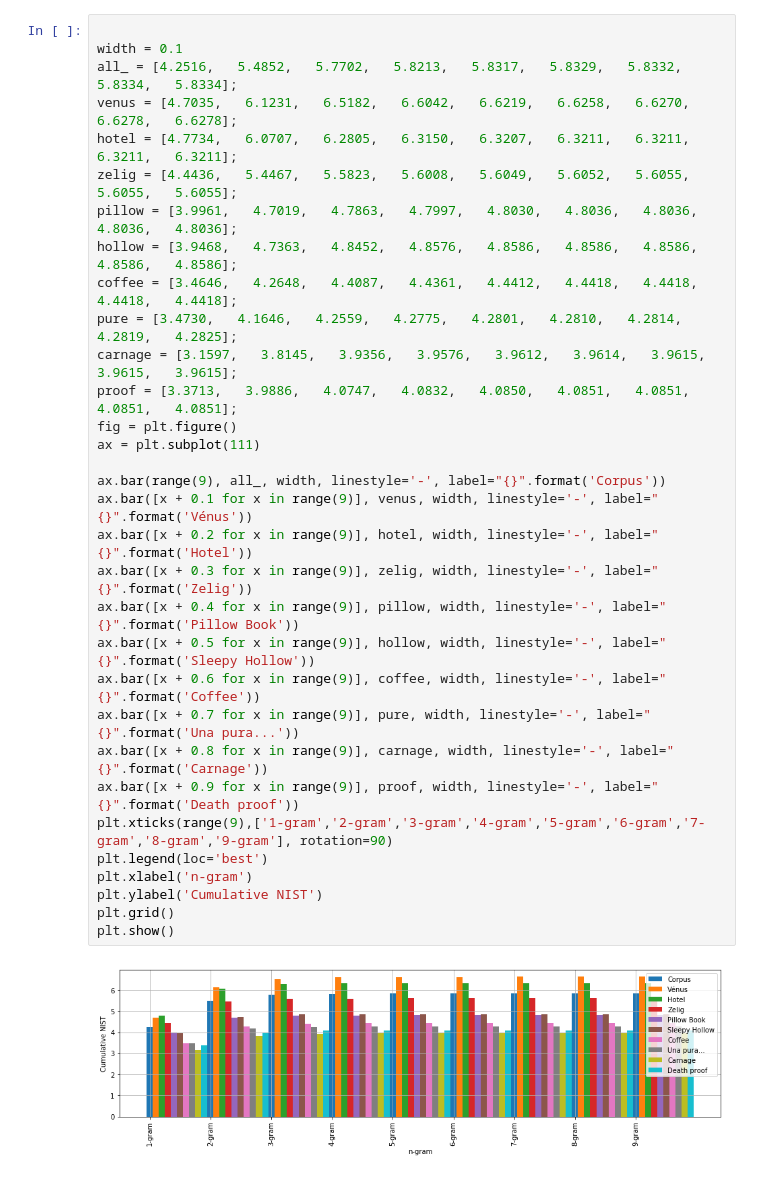
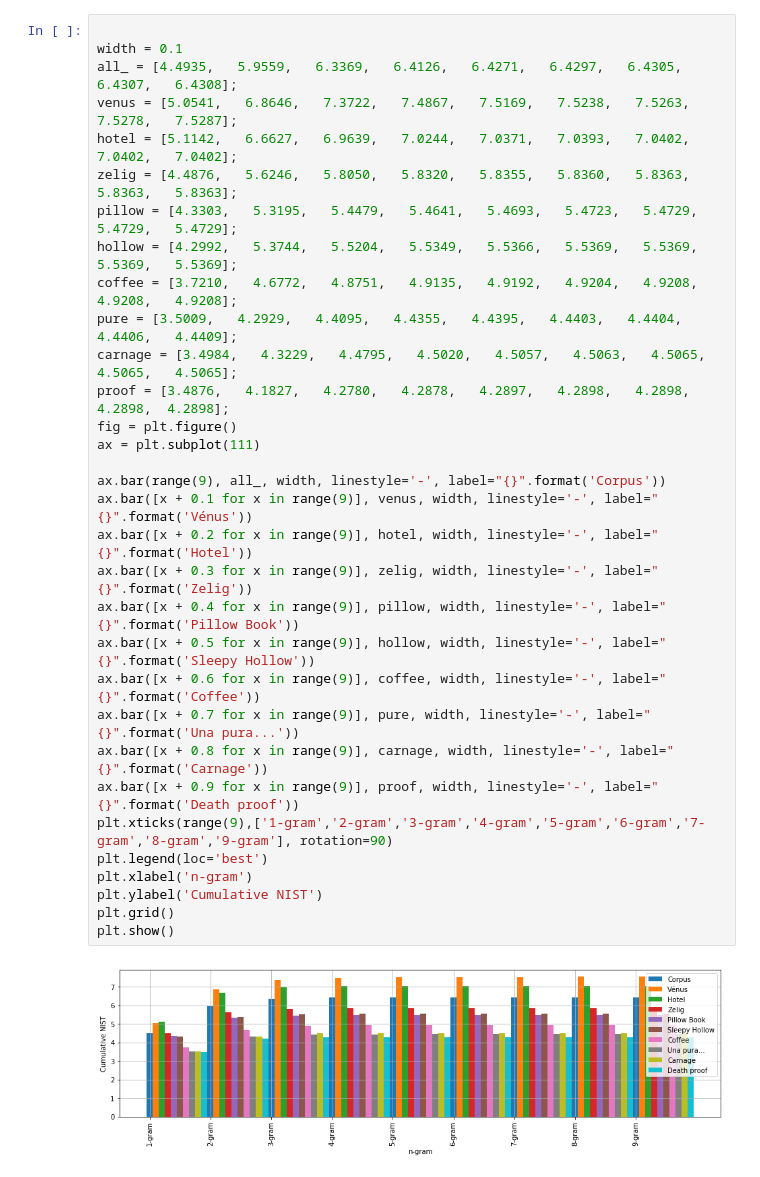
Before and after one commit to vslovik/tr, a Jupyter notebook: data/LING-IT-TO-EN.ipynb, the cells around one changed output. Saved outputs shown, nothing was run; the diff lists cells and outputs as text.

```diff
--- a/data/LING-IT-TO-EN.ipynb
+++ b/data/LING-IT-TO-EN.ipynb
@@ -87,37 +117,37 @@ plt.grid()
 plt.show()
 # %% [output]
 [figure]
-# %%
-
-width = 0.1
-all_ = [4.2516,   5.4852,   5.7702,   5.8213,   5.8317,   5.8329,   5.8332,   5.8334,   5.8334];
-venus = [4.7035,   6.1231,   6.5182,   6.6042,   6.6219,   6.6258,   6.6270,   6.6278,   6.6278];
-hotel = [4.7734,   6.0707,   6.2805,   6.3150,   6.3207,   6.3211,   6.3211,   6.3211,   6.3211];
-zelig = [4.4436,   5.4467,   5.5823,   5.6008,   5.6049,   5.6052,   5.6055,   5.6055,   5.6055];
-pillow = [3.9961,   4.7019,   4.7863,   4.7997,   4.8030,   4.8036,   4.8036,   4.8036,   4.8036];
-hollow = [3.9468,   4.7363,   4.8452,   4.8576,   4.8586,   4.8586,   4.8586,   4.8586,   4.8586];
-coffee = [3.4646,   4.2648,   4.4087,   4.4361,   4.4412,   4.4418,   4.4418,   4.4418,   4.4418];
-pure = [3.4730,   4.1646,   4.2559,   4.2775,   4.2801,   4.2810,   4.2814,   4.2819,   4.2825];
-carnage = [3.1597,   3.8145,   3.9356,   3.9576,   3.9612,   3.9614,   3.9615,   3.9615,   3.9615];
-proof = [3.3713,   3.9886,   4.0747,   4.0832,   4.0850,   4.0851,   4.0851,   4.0851,   4.0851];
-fig = plt.figure()
-ax = plt.subplot(111)
-
-ax.bar(range(9), all_, width, linestyle='-', label="{}".format('Corpus'))
-ax.bar([x + 0.1 for x in range(9)], venus, width, linestyle='-', label="{}".format('Vénus'))
-ax.bar([x + 0.2 for x in range(9)], hotel, width, linestyle='-', label="{}".format('Hotel'))
-ax.bar([x + 0.3 for x in range(9)], zelig, width, linestyle='-', label="{}".format('Zelig'))
-ax.bar([x + 0.4 for x in range(9)], pillow, width, linestyle='-', label="{}".format('Pillow Book'))
-ax.bar([x + 0.5 for x in range(9)], hollow, width, linestyle='-', label="{}".format('Sleepy Hollow'))
-ax.bar([x + 0.6 for x in range(9)], coffee, width, linestyle='-', label="{}".format('Coffee'))
-ax.bar([x + 0.7 for x in range(9)], pure, width, linestyle='-', label="{}".format('Una pura...'))
-ax.bar([x + 0.8 for x in range(9)], carnage, width, linestyle='-', label="{}".format('Carnage'))
-ax.bar([x + 0.9 for x in range(9)], proof, width, linestyle='-', label="{}".format('Death proof'))
-plt.xticks(range(9),['1-gram','2-gram','3-gram','4-gram','5-gram','6-gram','7-gram','8-gram','9-gram'], rotation=90)
-plt.legend(loc='best')
-plt.xlabel('n-gram')
-plt.ylabel('Cumulative NIST')
-plt.grid()
-plt.show()
-# %% [output]
-[figure, removed]
+# %%
+
+width = 0.1
+all_ = [4.4935,   5.9559,   6.3369,   6.4126,   6.4271,   6.4297,   6.4305,   6.4307,   6.4308];
+venus = [5.0541,   6.8646,   7.3722,   7.4867,   7.5169,   7.5238,   7.5263,   7.5278,   7.5287];
+hotel = [5.1142,   6.6627,   6.9639,   7.0244,   7.0371,   7.0393,   7.0402,   7.0402,   7.0402];
+zelig = [4.4876,   5.6246,   5.8050,   5.8320,   5.8355,   5.8360,   5.8363,   5.8363,   5.8363];
+pillow = [4.3303,   5.3195,   5.4479,   5.4641,   5.4693,   5.4723,   5.4729,   5.4729,   5.4729];
+hollow = [4.2992,   5.3744,   5.5204,   5.5349,   5.5366,   5.5369,   5.5369,   5.5369,   5.5369];
+coffee = [3.7210,   4.6772,   4.8751,   4.9135,   4.9192,   4.9204,   4.9208,   4.9208,   4.9208];
+pure = [3.5009,   4.2929,   4.4095,   4.4355,   4.4395,   4.4403,   4.4404,   4.4406,   4.4409];
+carnage = [3.4984,   4.3229,   4.4795,   4.5020,   4.5057,   4.5063,   4.5065,   4.5065,   4.5065];
+proof = [3.4876,   4.1827,   4.2780,   4.2878,   4.2897,   4.2898,   4.2898,   4.2898,  4.2898];
+fig = plt.figure()
+ax = plt.subplot(111)
+
+ax.bar(range(9), all_, width, linestyle='-', label="{}".format('Corpus'))
+ax.bar([x + 0.1 for x in range(9)], venus, width, linestyle='-', label="{}".format('Vénus'))
+ax.bar([x + 0.2 for x in range(9)], hotel, width, linestyle='-', label="{}".format('Hotel'))
+ax.bar([x + 0.3 for x in range(9)], zelig, width, linestyle='-', label="{}".format('Zelig'))
+ax.bar([x + 0.4 for x in range(9)], pillow, width, linestyle='-', label="{}".format('Pillow Book'))
+ax.bar([x + 0.5 for x in range(9)], hollow, width, linestyle='-', label="{}".format('Sleepy Hollow'))
+ax.bar([x + 0.6 for x in range(9)], coffee, width, linestyle='-', label="{}".format('Coffee'))
+ax.bar([x + 0.7 for x in range(9)], pure, width, linestyle='-', label="{}".format('Una pura...'))
+ax.bar([x + 0.8 for x in range(9)], carnage, width, linestyle='-', label="{}".format('Carnage'))
+ax.bar([x + 0.9 for x in range(9)], proof, width, linestyle='-', label="{}".format('Death proof'))
+plt.xticks(range(9),['1-gram','2-gram','3-gram','4-gram','5-gram','6-gram','7-gram','8-gram','9-gram'], rotation=90)
+plt.legend(loc='best')
+plt.xlabel('n-gram')
+plt.ylabel('Cumulative NIST')
+plt.grid()
+plt.show()
+# %% [output]
+[figure, added]
```
Also changed, not shown: parts of 4 cells of this notebook.
